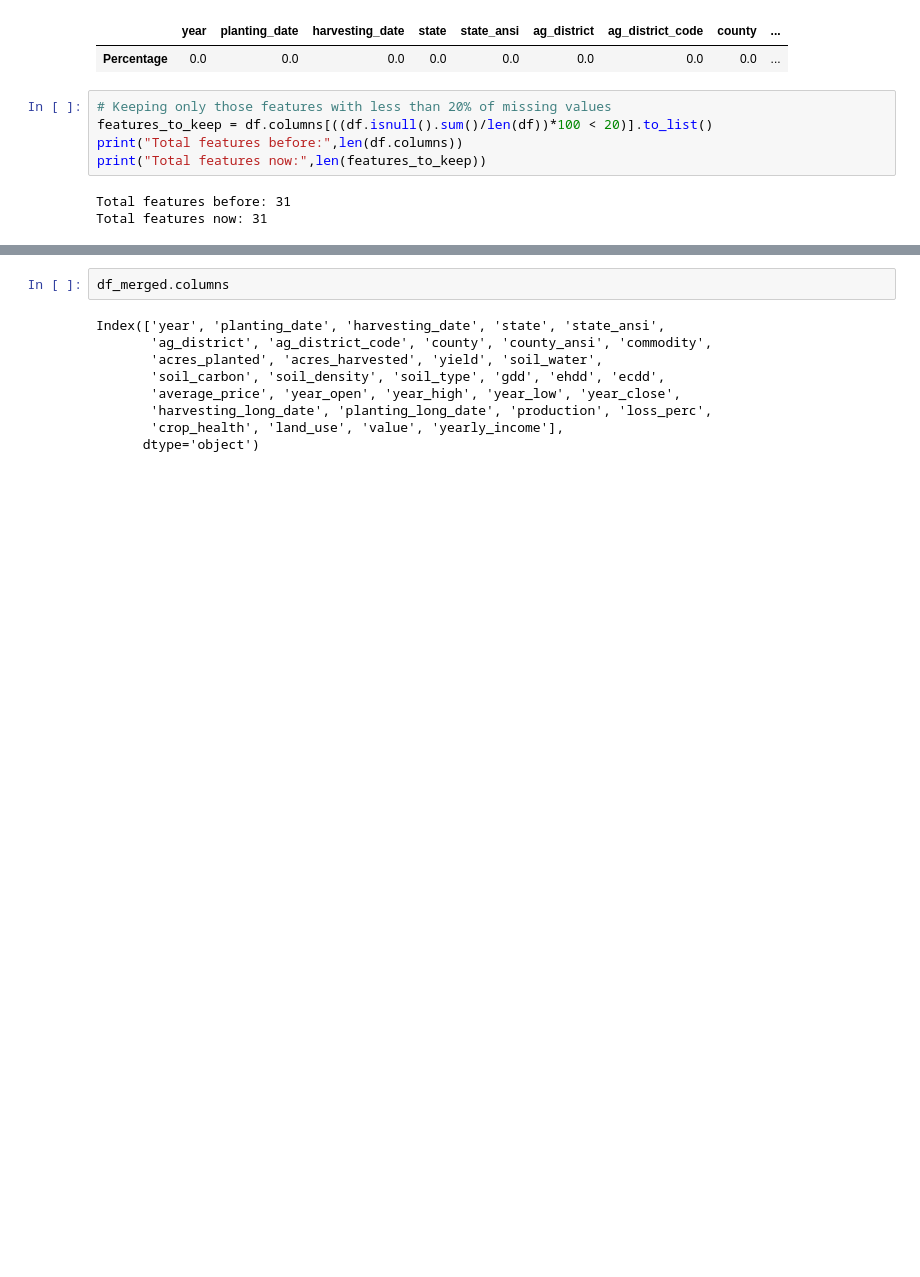
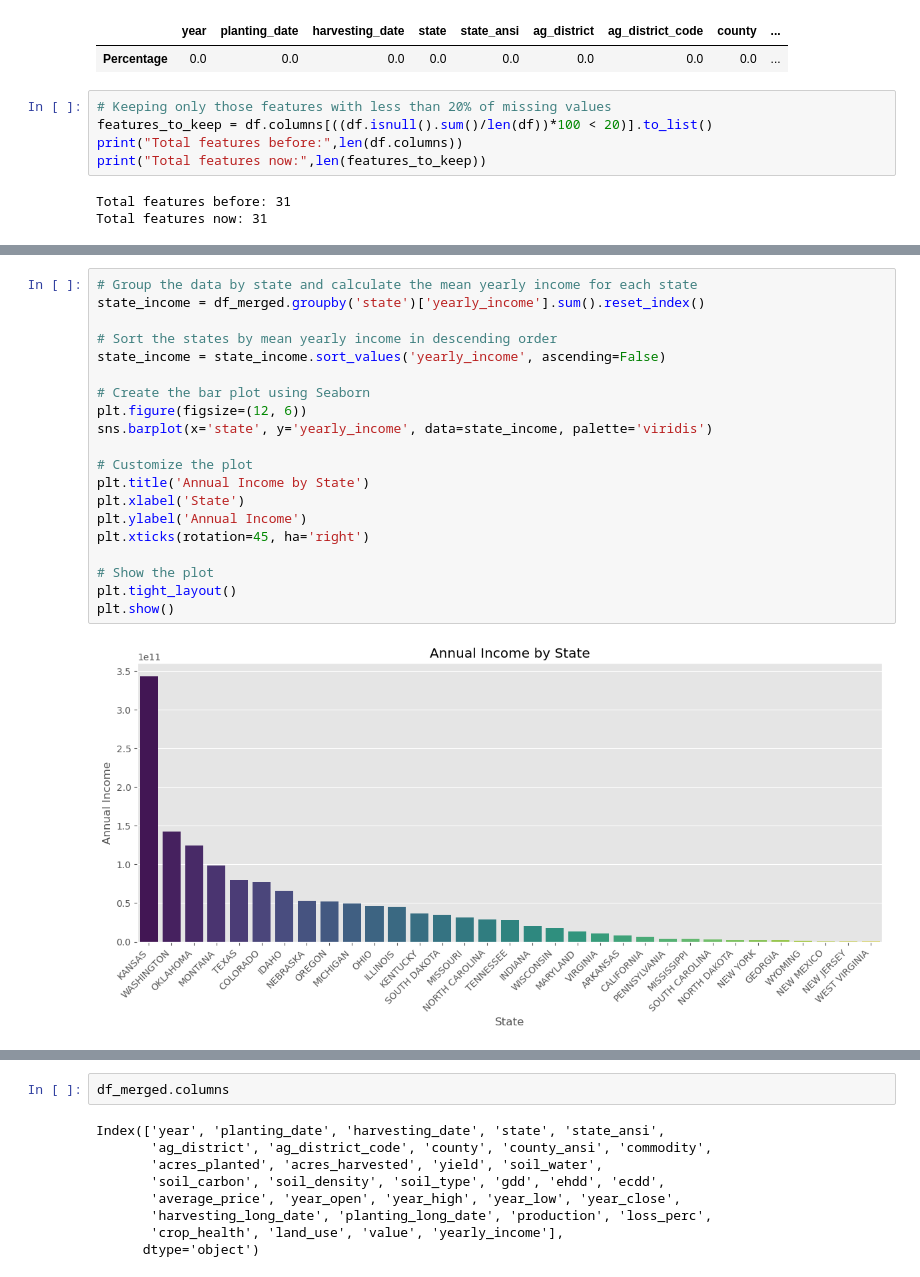
Before and after one commit to abdeleatifi/predict_farm_performance, a Jupyter notebook: Farm_Clustring_EDA.ipynb, the cells around one changed output, grey strips where cells are left out. Cells and saved outputs as stored; diff of their text form; blank space fills up the shorter version.

```diff
--- a/Farm_Clustring_EDA.ipynb
+++ b/Farm_Clustring_EDA.ipynb
@@ -257,0 +278,22 @@ Total features now: 31
+# %%
+# Group the data by state and calculate the mean yearly income for each state
+state_income = df_merged.groupby('state')['yearly_income'].sum().reset_index()
+
+# Sort the states by mean yearly income in descending order
+state_income = state_income.sort_values('yearly_income', ascending=False)
+
+# Create the bar plot using Seaborn
+plt.figure(figsize=(12, 6))
+sns.barplot(x='state', y='yearly_income', data=state_income, palette='viridis')
+
+# Customize the plot
+plt.title('Annual Income by State')
+plt.xlabel('State')
+plt.ylabel('Annual Income')
+plt.xticks(rotation=45, ha='right')
+
+# Show the plot
+plt.tight_layout()
+plt.show()
+# %% [output]
+[figure, added]
```
Also changed, not shown: parts of 31 cells of this notebook, 4 other files.
